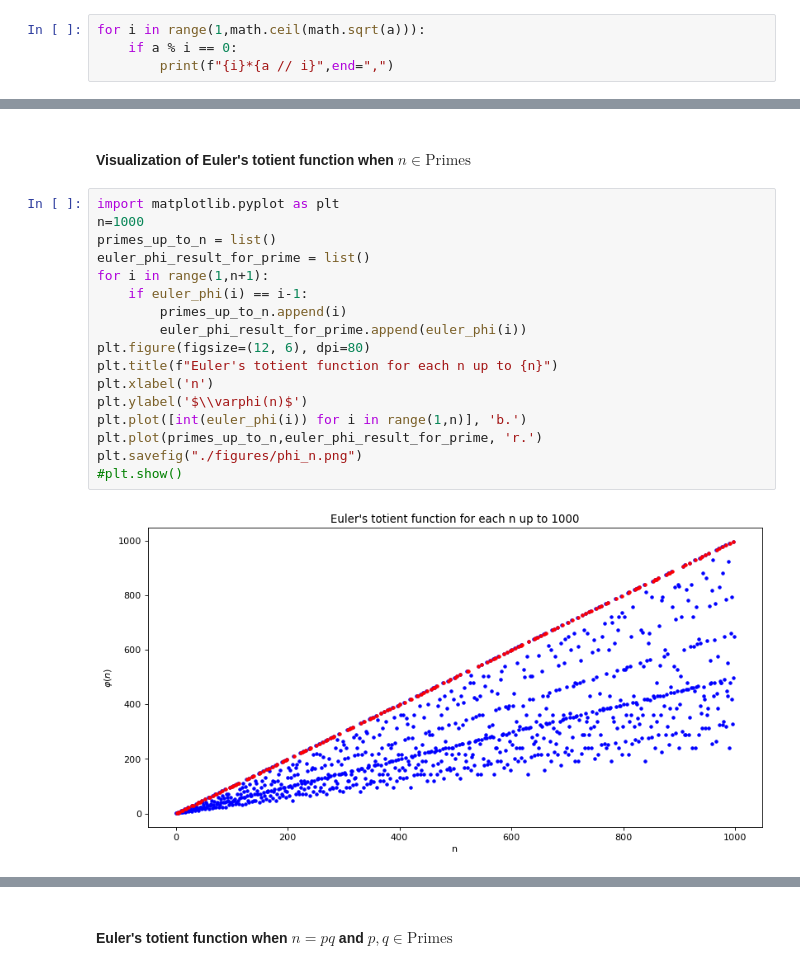
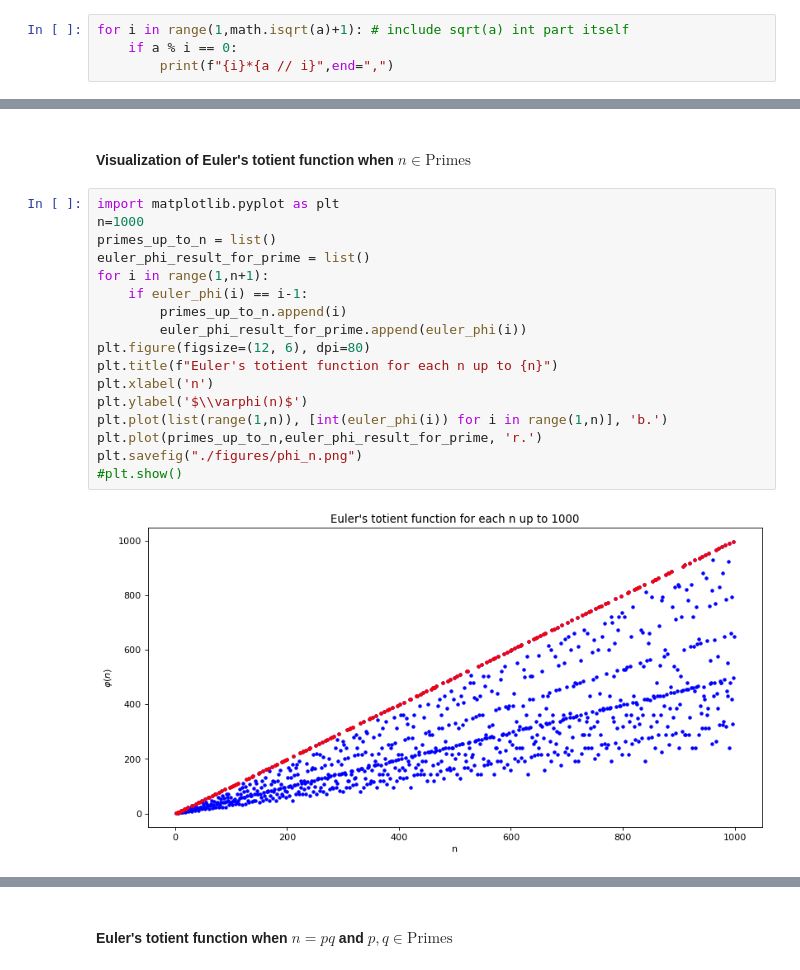
Before and after one commit to kernoelpanic/cryptography-engineering-source-code-books, a Jupyter notebook: Number_Theory_I.ipynb, the cells around one changed output, grey strips where cells are left out. Cells and saved outputs as stored; diff of their text form.

```diff
--- a/Number_Theory_I.ipynb
+++ b/Number_Theory_I.ipynb
@@ -299,7 +301,7 @@ for i in range(1,a+1):
 # %% [output]
 1*100,2*50,4*25,5*20,10*10,20*5,25*4,50*2,100*1,
 # %%
-for i in range(1,math.ceil(math.sqrt(a))):
+for i in range(1,math.isqrt(a)+1): # include sqrt(a) int part itself
     if a % i == 0:
         print(f"{i}*{a // i}",end=",")
 # %% [output]
@@ -1065,22 +1084,22 @@ euler_phi(7)
 # %%
 import matplotlib.pyplot as plt
 n=1000
 primes_up_to_n = list()
 euler_phi_result_for_prime = list()
 for i in range(1,n+1):
     if euler_phi(i) == i-1:
         primes_up_to_n.append(i)
         euler_phi_result_for_prime.append(euler_phi(i))
 plt.figure(figsize=(12, 6), dpi=80)
 plt.title(f"Euler's totient function for each n up to {n}")
 plt.xlabel('n')
 plt.ylabel('$\\varphi(n)$')
-plt.plot([int(euler_phi(i)) for i in range(1,n)], 'b.')
+plt.plot(list(range(1,n)), [int(euler_phi(i)) for i in range(1,n)], 'b.')
 plt.plot(primes_up_to_n,euler_phi_result_for_prime, 'r.')
 plt.savefig("./figures/phi_n.png")
 #plt.show()
 # %% [output]
-[figure, old version]
+[figure, new version]
 # %% [markdown]
 <p style="text-align:center">
 <img src="./figures/phi_n.png" alt="phi of n when n prime" width="800">
```
Also changed, not shown: parts of 96 cells of this notebook, 3 other files.
